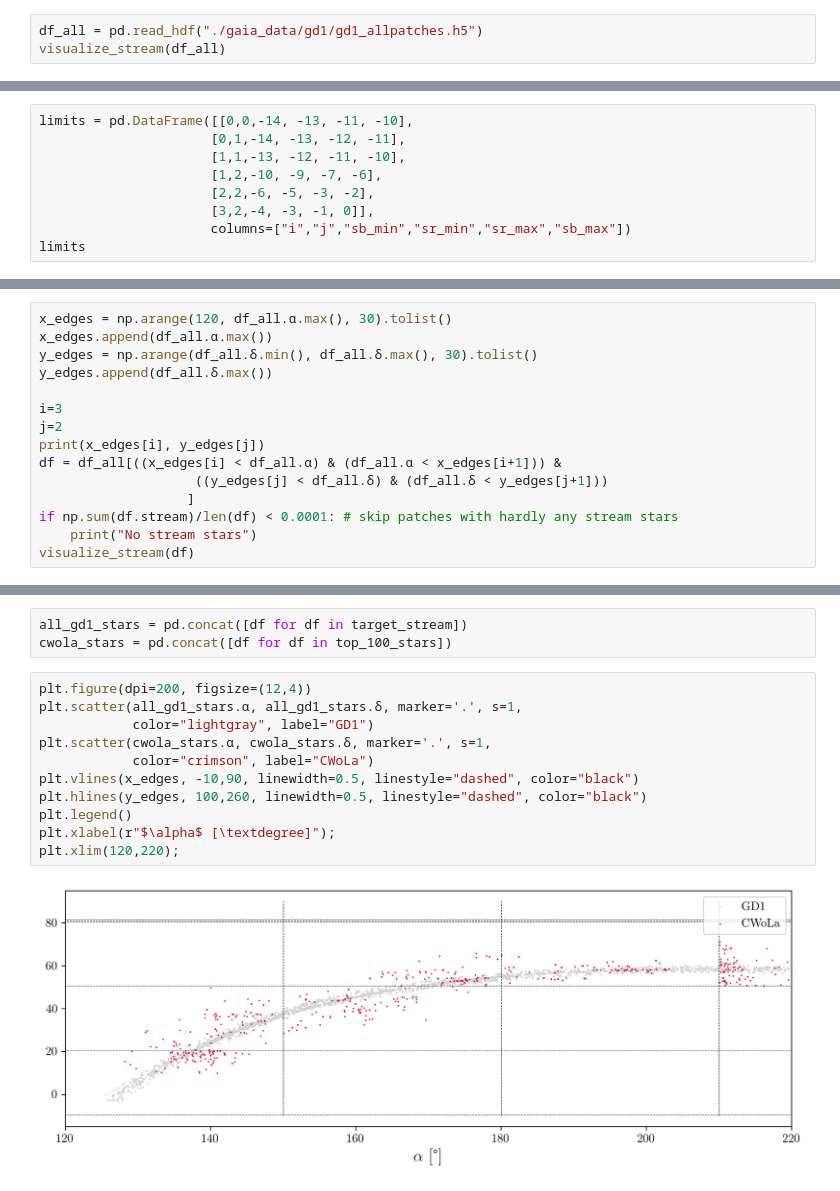
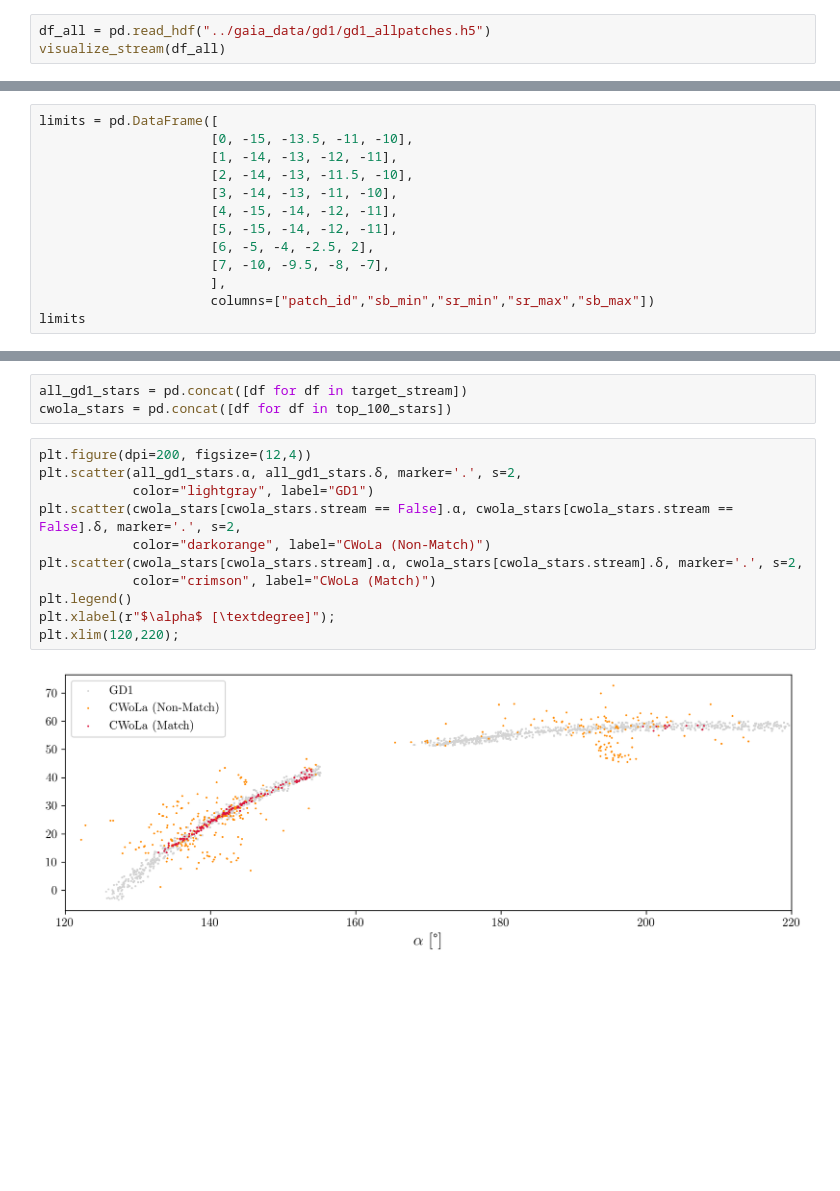
Before and after one commit to hep-lbdl/GaiaCWoLa, a Jupyter notebook: notebooks/all_gd1.ipynb, the cells around one changed output, grey strips where cells are left out. Drawn from its saved outputs; the diff is of its cells as text; blank space fills up the shorter version.

```diff
--- a/notebooks/all_gd1.ipynb
+++ b/notebooks/all_gd1.ipynb
@@ -320,7 +305,7 @@ plt.ylabel(r"$\mu_\delta$");
 # %% [markdown]
 # Run on each of the 21 GD1 patches
 # %%
-df_all = pd.read_hdf("./gaia_data/gd1/gd1_allpatches.h5")
+df_all = pd.read_hdf("../gaia_data/gd1/gd1_allpatches.h5")
 visualize_stream(df_all)
 # %% [output]
 [figure]
@@ -329,12 +327,16 @@ visualize_stream(df_all)
 # %% [markdown]
 Hand-pick limits for each patch:
 # %%
-limits = pd.DataFrame([[0,0,-14, -13, -11, -10],
-                      [0,1,-14, -13, -12, -11],
-                      [1,1,-13, -12, -11, -10],
-                      [1,2,-10, -9, -7, -6],
-                      [2,2,-6, -5, -3, -2],
-                      [3,2,-4, -3, -1, 0]],
-                      columns=["i","j","sb_min","sr_min","sr_max","sb_max"])
+limits = pd.DataFrame([
+                      [0, -15, -13.5, -11, -10],
+                      [1, -14, -13, -12, -11],
+                      [2, -14, -13, -11.5, -10],
+                      [3, -14, -13, -11, -10],
+                      [4, -15, -14, -12, -11],
+                      [5, -15, -14, -12, -11],
+                      [6, -5, -4, -2.5, 2],
+                      [7, -10, -9.5, -8, -7],
+                      ],
+                      columns=["patch_id","sb_min","sr_min","sr_max","sb_max"])
 limits
 # %% [output]
@@ -348,15 +351,0 @@ limits
-# %%
-x_edges = np.arange(120, df_all.α.max(), 30).tolist()
-x_edges.append(df_all.α.max())
-y_edges = np.arange(df_all.δ.min(), df_all.δ.max(), 30).tolist()
-y_edges.append(df_all.δ.max())
-
-i=3
-j=2
-print(x_edges[i], y_edges[j])
-df = df_all[((x_edges[i] < df_all.α) & (df_all.α < x_edges[i+1])) &
-                    ((y_edges[j] < df_all.δ) & (df_all.δ < y_edges[j+1]))
-                   ]
-if np.sum(df.stream)/len(df) < 0.0001: # skip patches with hardly any stream stars
-    print("No stream stars")
-visualize_stream(df)
@@ -451,17 +423,17 @@ all_gd1_stars = pd.concat([df for df in target_stream])
 cwola_stars = pd.concat([df for df in top_100_stars])
 # %%
 plt.figure(dpi=200, figsize=(12,4))
-plt.scatter(all_gd1_stars.α, all_gd1_stars.δ, marker='.', s=1,
+plt.scatter(all_gd1_stars.α, all_gd1_stars.δ, marker='.', s=2,
             color="lightgray", label="GD1")
-plt.scatter(cwola_stars.α, cwola_stars.δ, marker='.', s=1,
-            color="crimson", label="CWoLa")
-plt.vlines(x_edges, -10,90, linewidth=0.5, linestyle="dashed", color="black")
-plt.hlines(y_edges, 100,260, linewidth=0.5, linestyle="dashed", color="black")
+plt.scatter(cwola_stars[cwola_stars.stream == False].α, cwola_stars[cwola_stars.stream == False].δ, marker='.', s=2,
+            color="darkorange", label="CWoLa (Non-Match)")
+plt.scatter(cwola_stars[cwola_stars.stream].α, cwola_stars[cwola_stars.stream].δ, marker='.', s=2,
+            color="crimson", label="CWoLa (Match)")
 plt.legend()
 plt.xlabel(r"$\alpha$ [\textdegree]");
 plt.xlim(120,220);
 # %% [output]
-[figure, old version]
+[figure, new version]
 # %%
 cwola_stars.stream.value_counts()
 # %% [output]
```
Also changed, not shown: parts of 10 cells of this notebook, 3 other files.
